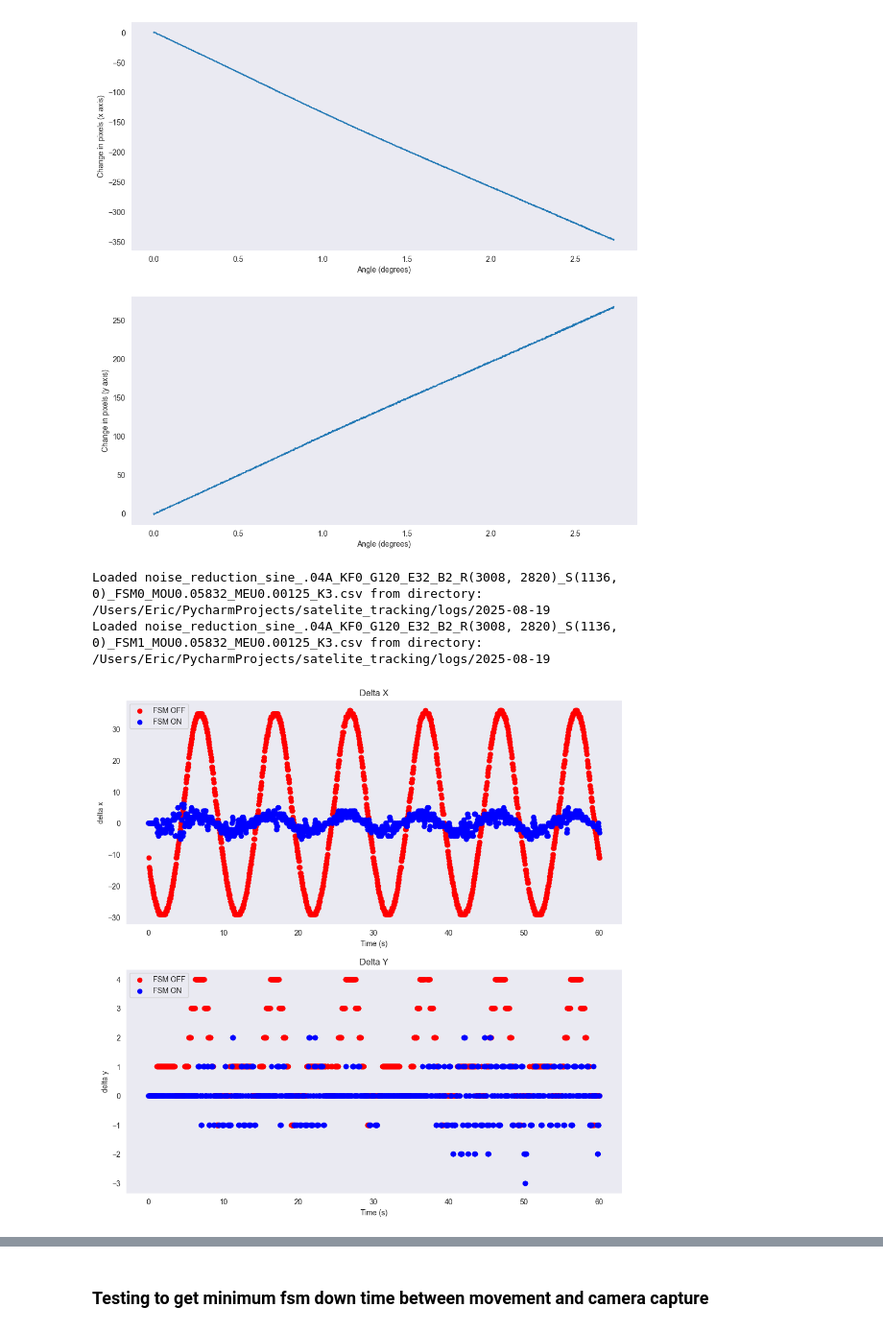
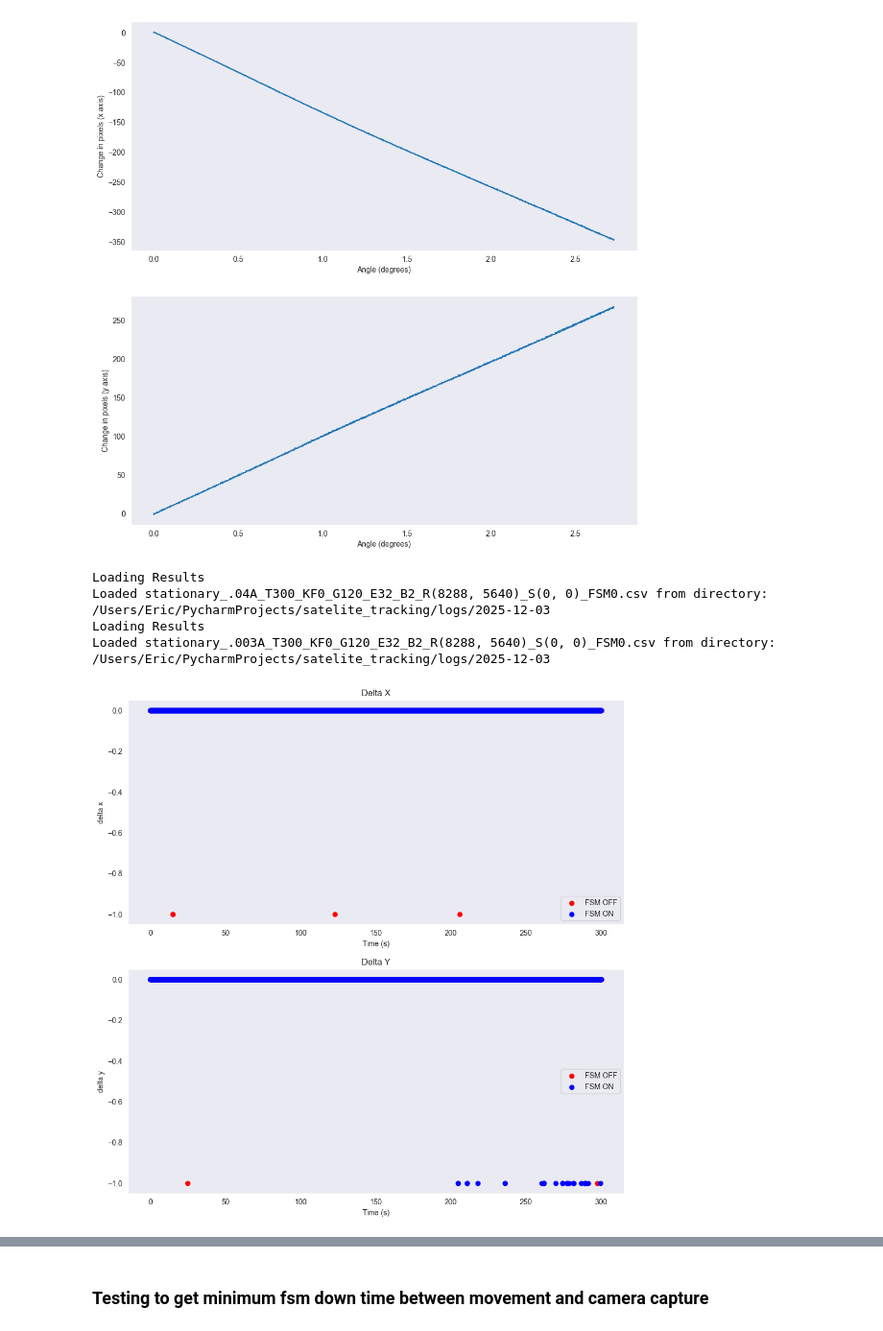
Before and after one commit to Bloodaxe90/Satellite_Tracking, a Jupyter notebook: notebooks/inference.ipynb, the cells around one changed output, grey strips where cells are left out. Shown at 96% size. Drawn from its saved outputs; the diff is of its cells as text; code cells hidden in the pictures.

```diff
--- a/notebooks/inference.ipynb
+++ b/notebooks/inference.ipynb
@@ -599,31 +597,33 @@ Loading Results
 Loaded distance_vs_amplitude_.04A_KF0_G120_E32_B2_R(8288, 5640)_S(0, 0)_BC1_FSM0_MOU0.1_MEU2_C1_K3.csv from directory: /Users/Eric/PycharmProjects/satelite_tracking/logs/2025-08-08
 [figure]
 # %%
-baseline_results = load_results(root_dir, "noise_reduction_sine_.04A_KF0_G120_E32_B2_R(3008, 2820)_S(1136, 0)_FSM0_MOU0.05832_MEU0.00125_K3.csv", "2025-08-19")
-results = load_results(root_dir, "noise_reduction_sine_.04A_KF0_G120_E32_B2_R(3008, 2820)_S(1136, 0)_FSM1_MOU0.05832_MEU0.00125_K3.csv", "2025-08-19")
+baseline_results = load_results(root_dir, "stationary_.04A_T300_KF0_G120_E32_B2_R(8288, 5640)_S(0, 0)_FSM0.csv", "2025-12-03")
+results = load_results(root_dir, "stationary_.003A_T300_KF0_G120_E32_B2_R(8288, 5640)_S(0, 0)_FSM0.csv", "2025-12-03")
 
 fig, axis = plt.subplots(2, 1, figsize = (12, 12))
 axis[0].scatter(baseline_results["Time"], baseline_results["delta_x"],  color = "r", label = "FSM OFF")
 axis[0].scatter(results["Time"], results["delta_x"],  color = "b", label = "FSM ON")
 axis[0].set_ylabel("delta x")
 axis[0].set_xlabel("Time (s)")
 axis[0].set_title("Delta X")
 axis[0].grid()
 axis[0].legend()
 
 axis[1].scatter(baseline_results["Time"], baseline_results["delta_y"], color = "r", label = "FSM OFF")
 axis[1].scatter(results["Time"], results["delta_y"], color = "b", label = "FSM ON")
 axis[1].set_title("Delta Y")
 axis[1].set_ylabel("delta y")
 axis[1].set_xlabel("Time (s)")
 axis[1].grid()
 axis[1].legend()
 
 plt.show()
 # %% [output]
-Loaded noise_reduction_sine_.04A_KF0_G120_E32_B2_R(3008, 2820)_S(1136, 0)_FSM0_MOU0.05832_MEU0.00125_K3.csv from directory: /Users/Eric/PycharmProjects/satelite_tracking/logs/2025-08-19
-Loaded noise_reduction_sine_.04A_KF0_G120_E32_B2_R(3008, 2820)_S(1136, 0)_FSM1_MOU0.05832_MEU0.00125_K3.csv from directory: /Users/Eric/PycharmProjects/satelite_tracking/logs/2025-08-19
+Loading Results
+Loaded stationary_.04A_T300_KF0_G120_E32_B2_R(8288, 5640)_S(0, 0)_FSM0.csv from directory: /Users/Eric/PycharmProjects/satelite_tracking/logs/2025-12-03
+Loading Results
+Loaded stationary_.003A_T300_KF0_G120_E32_B2_R(8288, 5640)_S(0, 0)_FSM0.csv from directory: /Users/Eric/PycharmProjects/satelite_tracking/logs/2025-12-03
-[figure, old version]
+[figure, new version]
 # %%
 bin2_pixel_size = 4.63 #um
 
```
Also changed, not shown: parts of 6 cells of this notebook, 8 other files.
